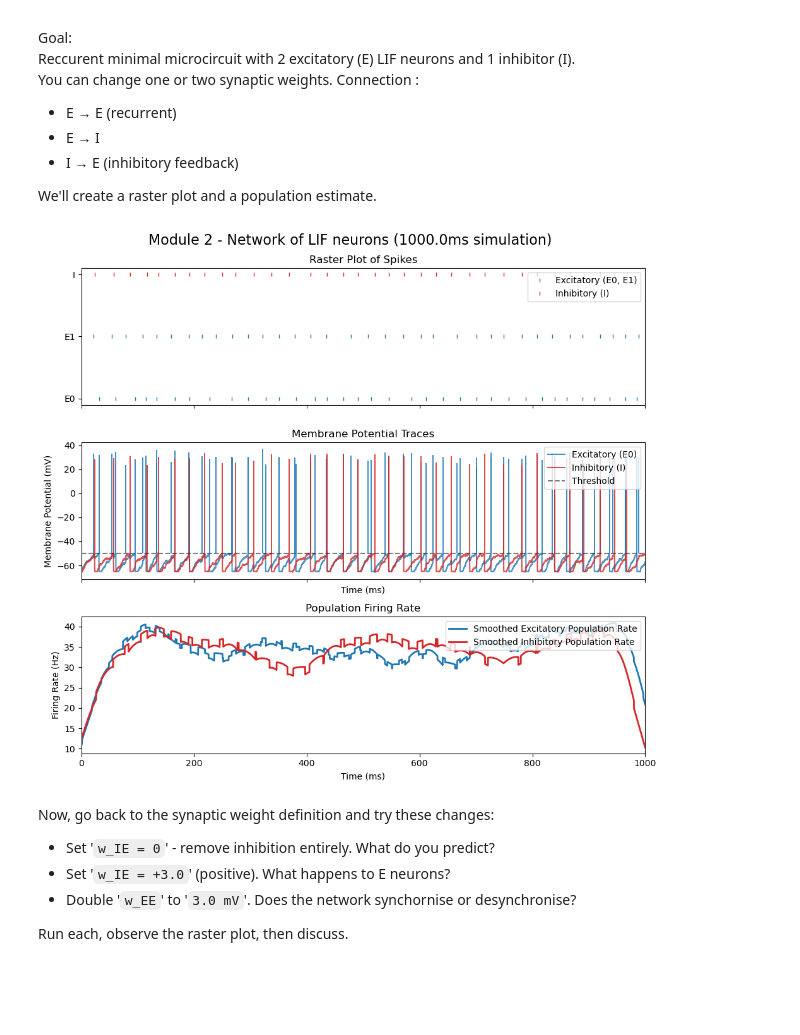
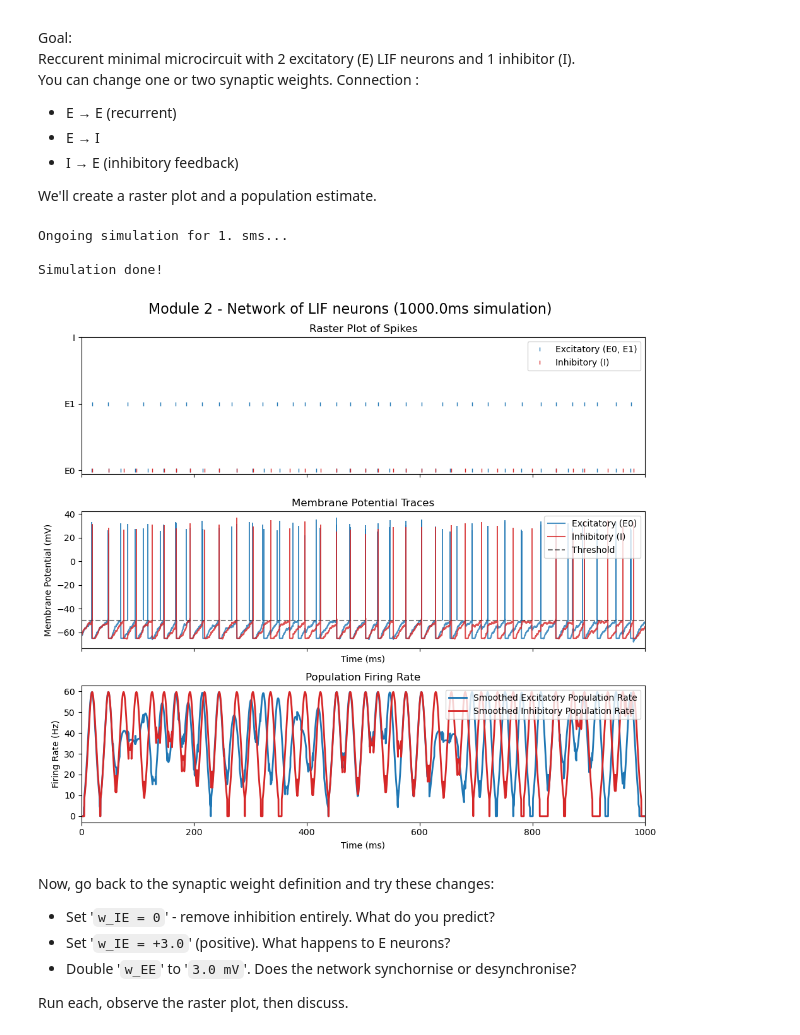
Before and after one commit to Jerem-loq/SEEG-Wendling, a Jupyter notebook: Computational_Neuroscience_Workshop.ipynb, the cells around one changed output. Drawn from its saved outputs; the diff is of its cells as text; code cells hidden in the pictures; blank space fills up the shorter version.

````diff
--- a/Computational_Neuroscience_Workshop.ipynb
+++ b/Computational_Neuroscience_Workshop.ipynb
@@ -288,9 +288,13 @@ rate_mon_E = PopulationRateMonitor(E)
 rate_mon_I = PopulationRateMonitor(I)
 
 # Launch the simulation
-print(f"Ongoing simulation for {sim_dur}ms...\n")
+print(f"Ongoing simulation for {sim_dur}...\n")
 run(sim_dur)
 print("Simulation done!")
+# %% [output]
+Ongoing simulation for 1. sms...
+
+Simulation done!
 # %%
 # ----------------
 # Module 2 - Plots
@@ -300,7 +304,7 @@ fig, (ax1, ax2, ax3) = plt.subplots(3, 1, figsize=(10, 9), sharex=True)
 
 # Top plot: Raster plot of spikes
 ax1.plot(spike_mon_E.t/ms, spike_mon_E.i, '|', markersize=5, color='tab:blue', label='Excitatory (E0, E1)')
-ax1.plot(spike_mon_I.t/ms, spike_mon_I.i + 2, '|', markersize=5, color='tab:red', label='Inhibitory (I)')  # Offset I index for visualization
+ax1.plot(spike_mon_I.t/ms, spike_mon_I.i, '|', markersize=5, color='tab:red', label='Inhibitory (I)')  # Offset I index for visualization
 ax1.set_yticks([0, 1, 2])  # Set y-ticks to show neuron indices clearly
 ax1.set_yticklabels(['E0', 'E1', 'I'])
 ax1.set_title('Raster Plot of Spikes')
@@ -316,35 +320,35 @@ num_spikes_e = len(spike_mon_E.t)
 num_spikes_i = len(spike_mon_I.t)
 random_peaks_e = np.random.normal(loc=30.0, scale=3.0, size=num_spikes_e)  # Randomize spike heights around 30mV
 random_peaks_i = np.random.normal(loc=30.0, scale=3.0, size=num_spikes_i)  # Randomize spike heights around 30mV
 ax2.vlines(spike_mon_E.t/ms, ymin=v_tresh/mV, ymax=random_peaks_e, color='tab:blue', lw=1.2)
 ax2.vlines(spike_mon_I.t/ms, ymin=v_tresh/mV, ymax=random_peaks_i, color='tab:red', lw=1.2)
 
 ax2.set_xlabel('Time (ms)')
 ax2.set_ylabel('Membrane Potential (mV)')
 ax2.set_title('Membrane Potential Traces')
 ax2.legend(loc='upper right')
 ax2.set_xlim(0, float(sim_dur/ms))
 
 # Bottom plot: Population firing rate of excitatory neurons
     # We use a smoothed version of the population rate for better visualization
-window_width = 30 * ms
+window_width = 7 * ms
 smoothed_rate_e = rate_mon_E.smooth_rate(window='gaussian', width=window_width) / Hz
 smoothed_rate_i = rate_mon_I.smooth_rate(window='gaussian', width=window_width) / Hz
 
 ax3.plot(rate_mon_E.t/ms, smoothed_rate_e, color='tab:blue', lw=2, label='Smoothed Excitatory Population Rate')
 ax3.plot(rate_mon_I.t/ms, smoothed_rate_i, color='tab:red', lw=2, label='Smoothed Inhibitory Population Rate')
 ax3.set_xlabel('Time (ms)')
 ax3.set_ylabel('Firing Rate (Hz)')
 ax3.set_title('Population Firing Rate')
 ax3.legend(loc='upper right')
 ax3.set_xlim(0, float(sim_dur/ms))
 
 fig.suptitle(f'Module 2 - Network of LIF neurons ({sim_dur/ms}ms simulation)', fontsize=16)
 
 plt.tight_layout()
 plt.show()
 # %% [output]
-[figure, old version]
+[figure, new version]
 # %% [markdown]
 Now, go back to the synaptic weight definition and try these changes:
 * Set '```w_IE = 0```' - remove inhibition entirely. What do you predict?
````
Also changed, not shown: parts of 2 cells of this notebook, 4 other files.
